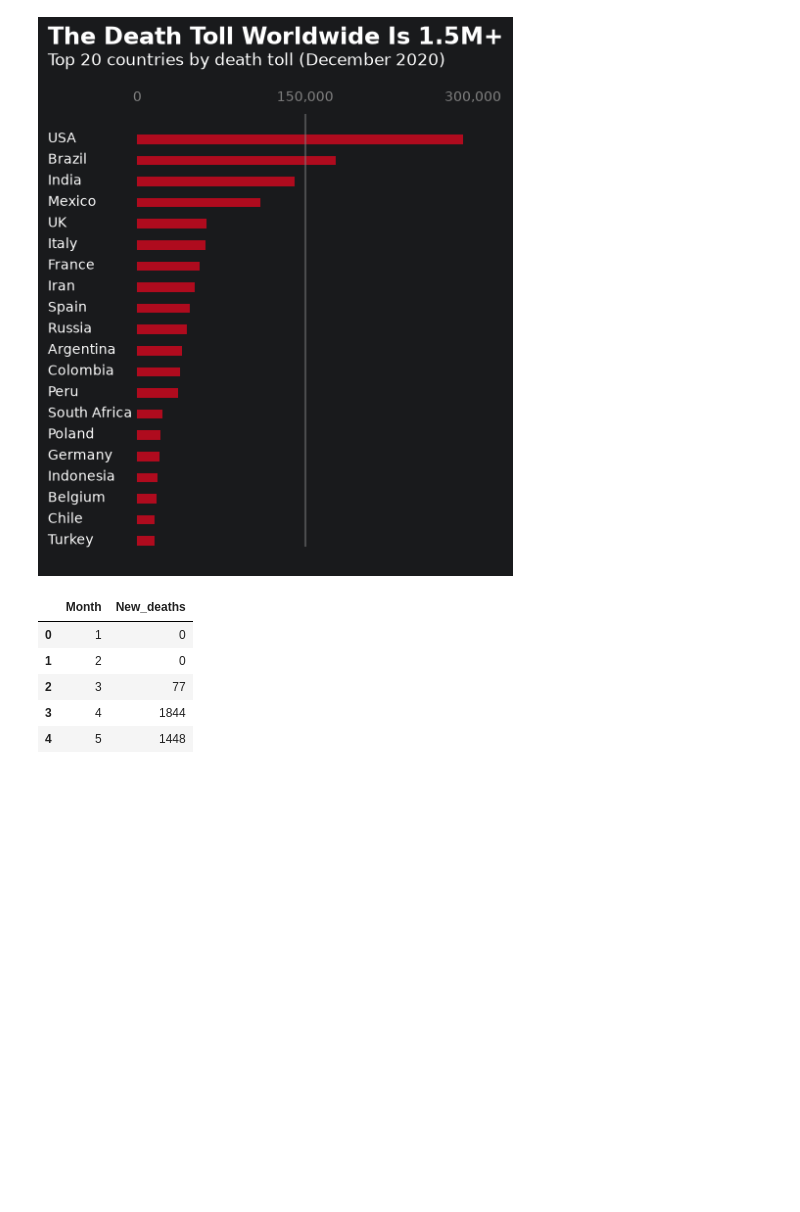
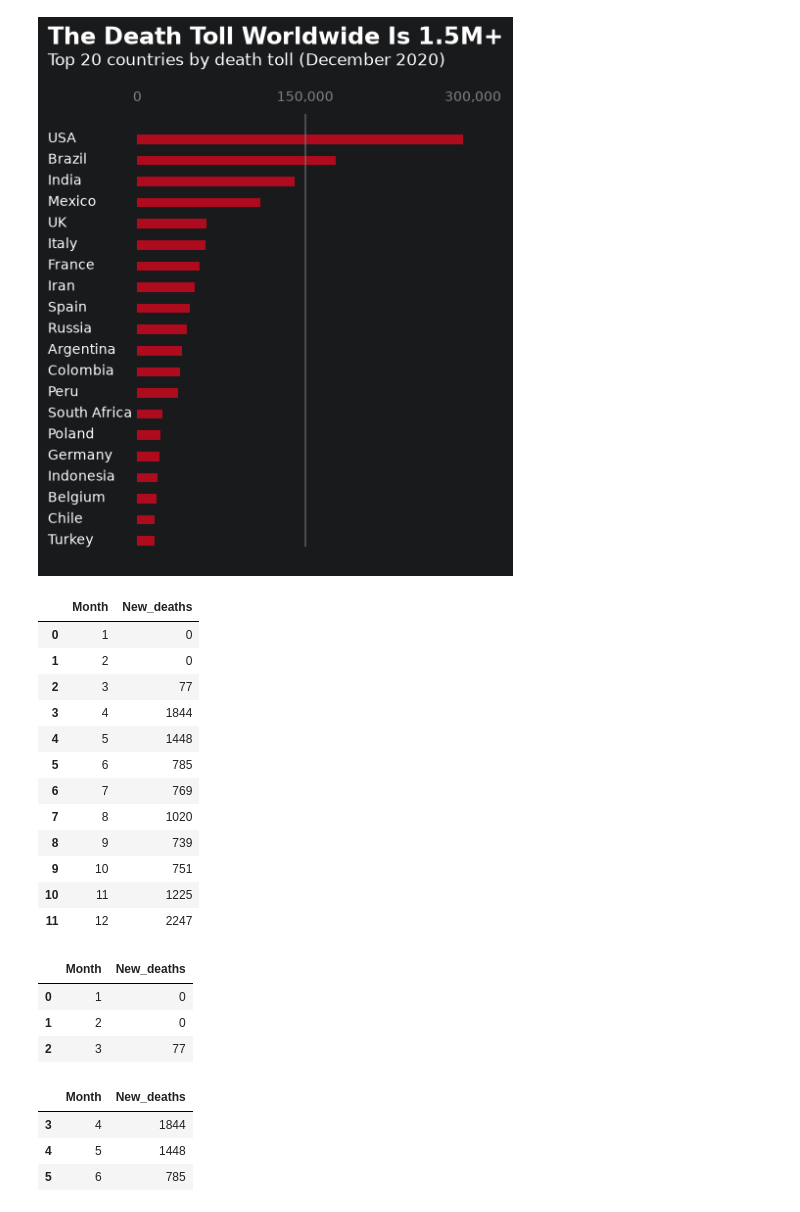
Before and after one commit to dnlsyfq/py_visual, a Jupyter notebook: main.ipynb, the cells around one changed output. Drawn from its saved outputs; the diff is of its cells as text; code cells hidden in the pictures; blank space fills up the shorter version.

```diff
--- a/main.ipynb
+++ b/main.ipynb
@@ -51,11 +52,32 @@ plt.show()
 [figure]
 # %%
 death_toll = pd.read_csv('covid_avg_deaths.csv')
-death_toll.head()
+death_toll
 # %% [output]
 |  | Month | New_deaths |
 | 0 | 1 | 0 |
 | 1 | 2 | 0 |
 | 2 | 3 | 77 |
 | 3 | 4 | 1844 |
 | 4 | 5 | 1448 |
+| 5 | 6 | 785 |
+| 6 | 7 | 769 |
+| 7 | 8 | 1020 |
+| 8 | 9 | 739 |
+| 9 | 10 | 751 |
+| 10 | 11 | 1225 |
+| 11 | 12 | 2247 |
+# %%
+death_toll.iloc[0:3]
+# %% [output]
+|  | Month | New_deaths |
+| 0 | 1 | 0 |
+| 1 | 2 | 0 |
+| 2 | 3 | 77 |
+# %%
+death_toll.iloc[3:6]
+# %% [output]
+|  | Month | New_deaths |
+| 3 | 4 | 1844 |
+| 4 | 5 | 1448 |
+| 5 | 6 | 785 |
```
Also changed, not shown: parts of 8 cells of this notebook.
